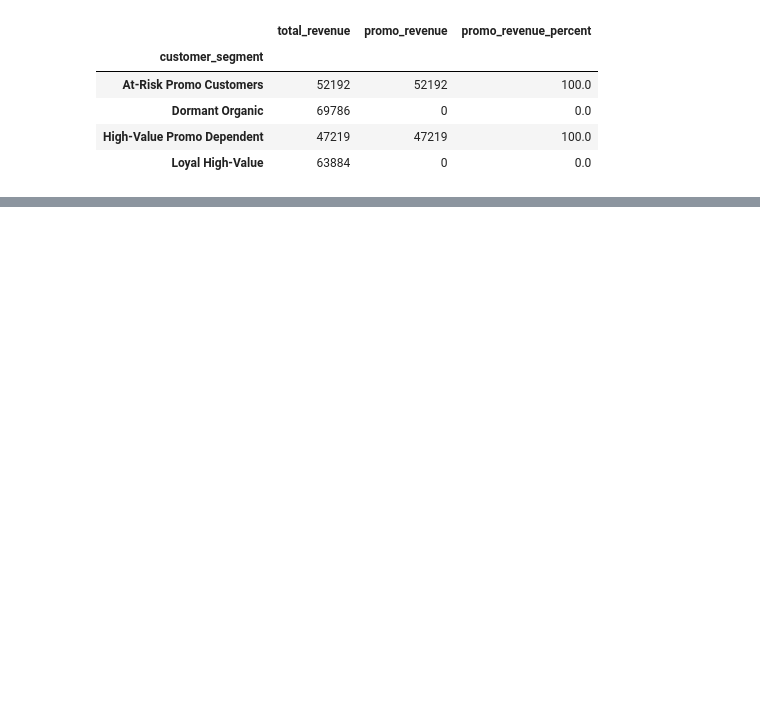
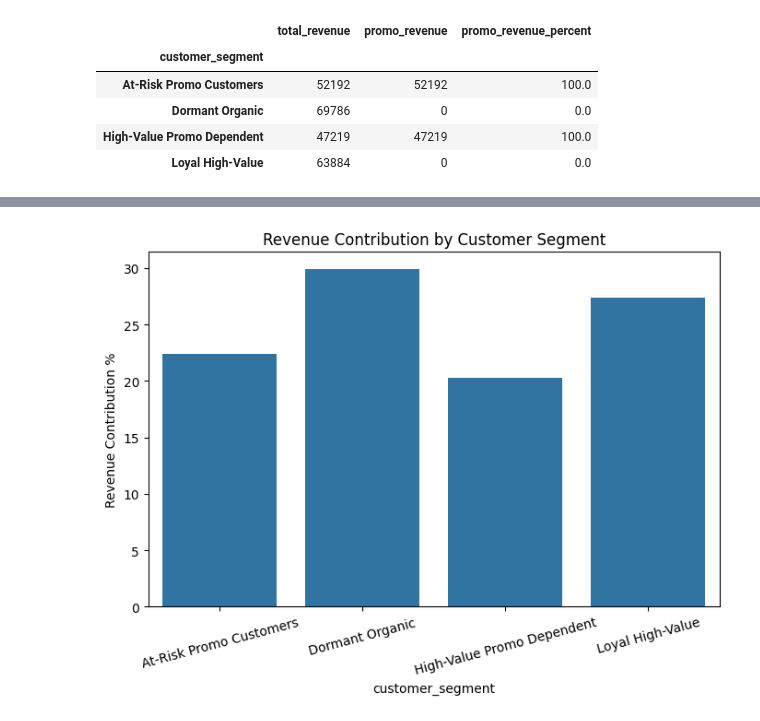
Before and after one commit to 98Dinesh89/SQL-Driven-Retention-Strategy, a Jupyter notebook: notebook/segmentation.ipynb, the cells around one changed output, grey strips where cells are left out. Drawn from its saved outputs; the diff is of its cells as text; code cells hidden in the pictures; blank space fills up the shorter version.

```diff
--- a/notebook/segmentation.ipynb
+++ b/notebook/segmentation.ipynb
@@ -382,0 +453,9 @@ df.to_csv("../data/cleaned/final_segmented_dataset.csv", index=False)
+# %%
+segment_revenue = df.groupby(
+    "customer_segment"
+)["Purchase Amount (USD)"].sum()
+# %%
+segment_revenue_percent = (
+    segment_revenue /
+    segment_revenue.sum()
+) * 100
@@ -382,0 +511,16 @@ df.to_csv("../data/cleaned/final_segmented_dataset.csv", index=False)
+# %%
+plt.figure(figsize=(8,5))
+
+sns.barplot(
+    x=segment_revenue_percent.index,
+    y=segment_revenue_percent.values
+)
+
+plt.xticks(rotation=15)
+
+plt.ylabel("Revenue Contribution %")
+plt.title("Revenue Contribution by Customer Segment")
+
+plt.show()
+# %% [output]
+[figure, added]
```
Also changed, not shown: parts of 14 cells of this notebook, 1 other file.
